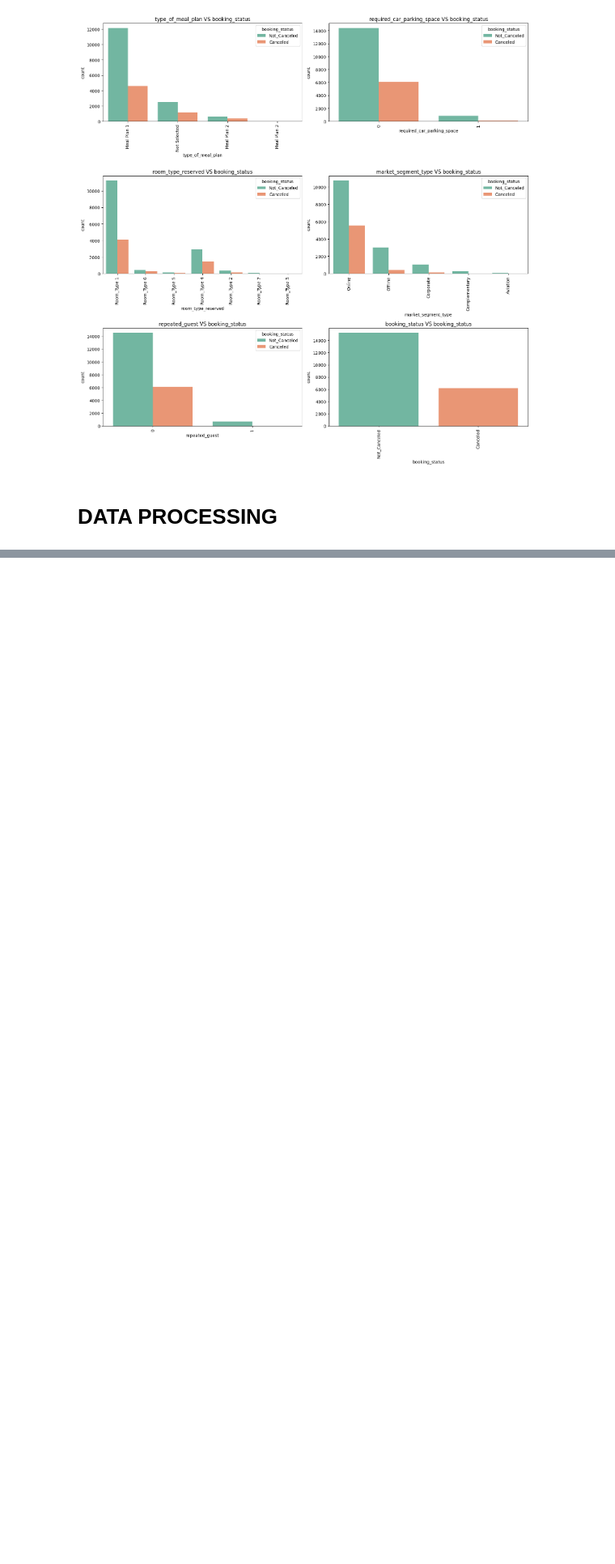
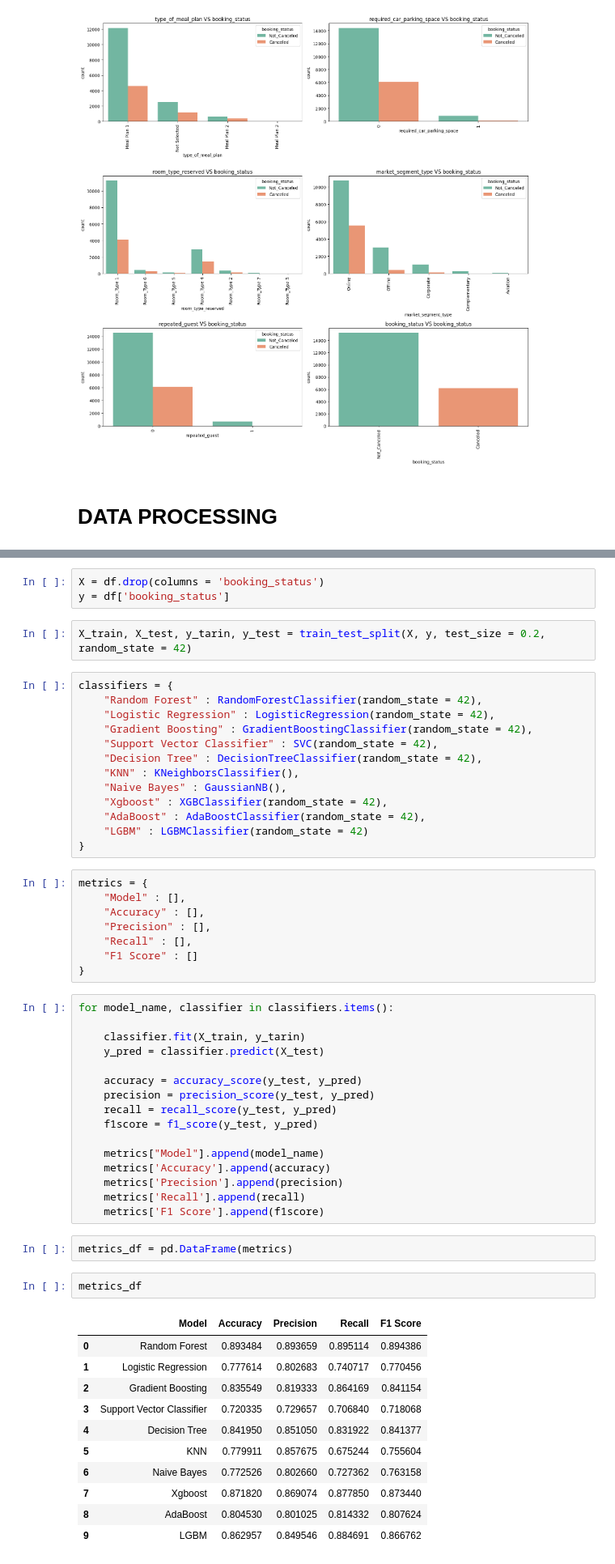
Before and after one commit to Sumit-Prasad01/Hotel-Reservation-Prediction, a Jupyter notebook: notebooks/Data_Analysis.ipynb, the cells around one changed output, grey strips where cells are left out. Shown at 81% size. Cells and saved outputs as stored; diff of their text form; blank space fills up the shorter version.

```diff
--- a/notebooks/Data_Analysis.ipynb
+++ b/notebooks/Data_Analysis.ipynb
@@ -367,0 +713,58 @@ plot_bivarite_cat(data, 'booking_status', cat_cols)
+# %%
+X = df.drop(columns = 'booking_status')
+y = df['booking_status']
+# %%
+X_train, X_test, y_tarin, y_test = train_test_split(X, y, test_size = 0.2, random_state = 42)
+# %%
+classifiers = {
+    "Random Forest" : RandomForestClassifier(random_state = 42),
+    "Logistic Regression" : LogisticRegression(random_state = 42),
+    "Gradient Boosting" : GradientBoostingClassifier(random_state = 42),
+    "Support Vector Classifier" : SVC(random_state = 42),
+    "Decision Tree" : DecisionTreeClassifier(random_state = 42),
+    "KNN" : KNeighborsClassifier(),
+    "Naive Bayes" : GaussianNB(),
+    "Xgboost" : XGBClassifier(random_state = 42),
+    "AdaBoost" : AdaBoostClassifier(random_state = 42),
+    "LGBM" : LGBMClassifier(random_state = 42)
+}
+# %%
+metrics = {
+    "Model" : [],
+    "Accuracy" : [],
+    "Precision" : [],
+    "Recall" : [],
+    "F1 Score" : []
+}
+# %%
+for model_name, classifier in classifiers.items():
+
+    classifier.fit(X_train, y_tarin)
+    y_pred = classifier.predict(X_test)
+
+    accuracy = accuracy_score(y_test, y_pred)
+    precision = precision_score(y_test, y_pred)
+    recall = recall_score(y_test, y_pred)
+    f1score = f1_score(y_test, y_pred)
+
+    metrics["Model"].append(model_name)
+    metrics['Accuracy'].append(accuracy)
+    metrics['Precision'].append(precision)
+    metrics['Recall'].append(recall)
+    metrics['F1 Score'].append(f1score)
+# %%
+metrics_df = pd.DataFrame(metrics)
+# %%
+metrics_df
+# %% [output]
+|  | Model | Accuracy | Precision | Recall | F1 Score |
+| 0 | Random Forest | 0.893484 | 0.893659 | 0.895114 | 0.894386 |
+| 1 | Logistic Regression | 0.777614 | 0.802683 | 0.740717 | 0.770456 |
+| 2 | Gradient Boosting | 0.835549 | 0.819333 | 0.864169 | 0.841154 |
+| 3 | Support Vector Classifier | 0.720335 | 0.729657 | 0.706840 | 0.718068 |
+| 4 | Decision Tree | 0.841950 | 0.851050 | 0.831922 | 0.841377 |
+| 5 | KNN | 0.779911 | 0.857675 | 0.675244 | 0.755604 |
+| 6 | Naive Bayes | 0.772526 | 0.802660 | 0.727362 | 0.763158 |
+| 7 | Xgboost | 0.871820 | 0.869074 | 0.877850 | 0.873440 |
+| 8 | AdaBoost | 0.804530 | 0.801025 | 0.814332 | 0.807624 |
+| 9 | LGBM | 0.862957 | 0.849546 | 0.884691 | 0.866762 |
```
Also changed, not shown: parts of 69 cells of this notebook, 2 other files.
